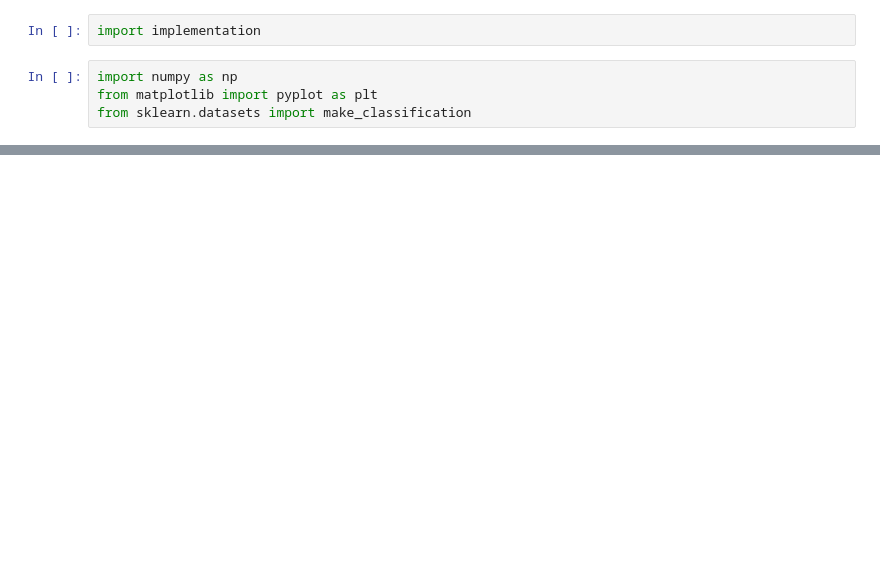
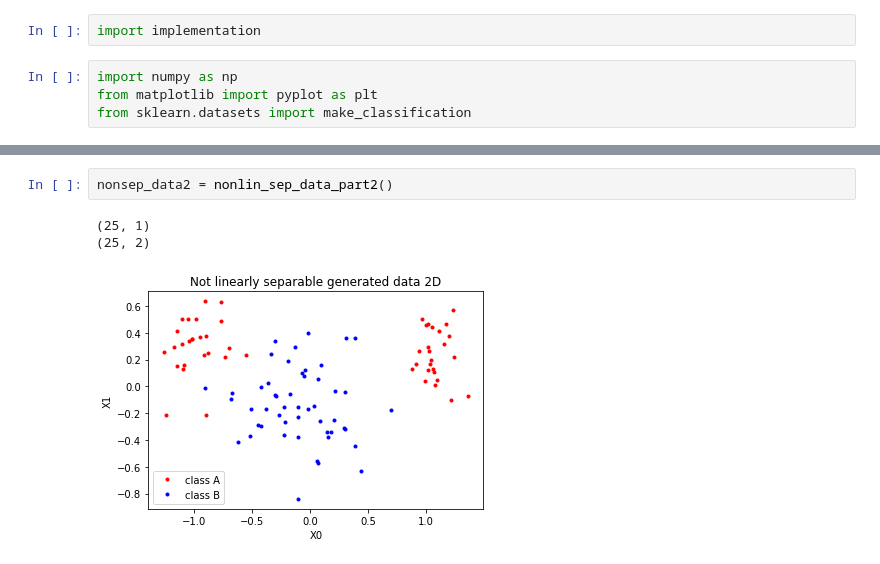
Before and after one commit to sarthaklangde/annda, a Jupyter notebook: Application.ipynb, the cells around one changed output, grey strips where cells are left out. Drawn from its saved outputs; the diff is of its cells as text; blank space fills up the shorter version.

```diff
--- a/Application.ipynb
+++ b/Application.ipynb
@@ -169,0 +334,6 @@ class neural_network():
+# %%
+nonsep_data2 = nonlin_sep_data_part2()
+# %% [output]
+(25, 1)
+(25, 2)
+[figure, added]
```
Also changed, not shown: parts of 21 cells of this notebook, 1 other file.
